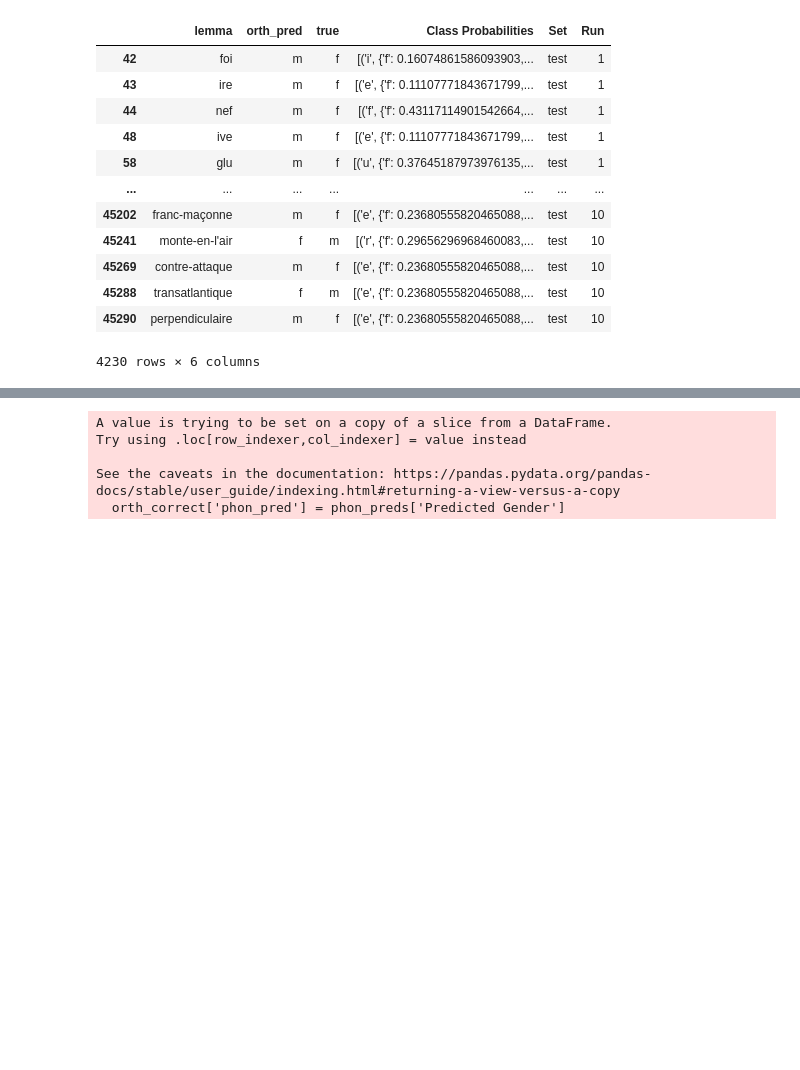
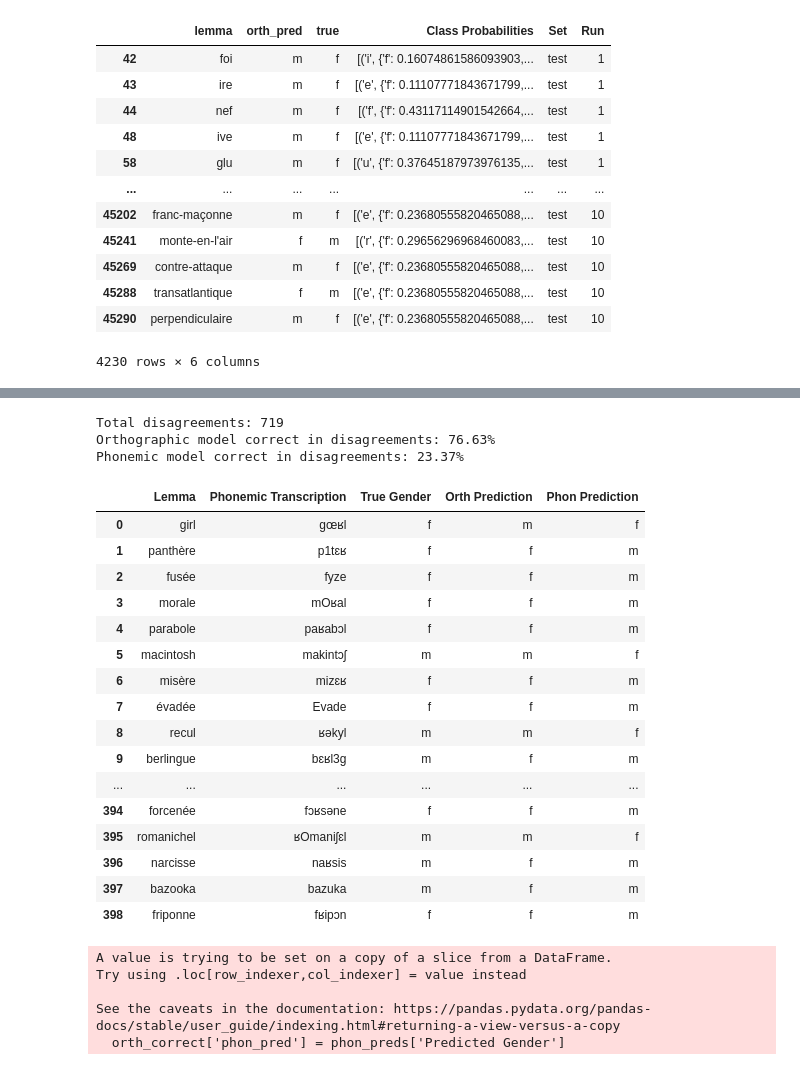
Before and after one commit to NazaninShafiabadi/gender_prediction, a Jupyter notebook: src/orth_phon_comparison.ipynb, the cells around one changed output, grey strips where cells are left out. Saved outputs shown, nothing was run; the diff lists cells and outputs as text; code cells hidden in the pictures; blank space fills up the shorter version.

Commit message:
agreement and disagreement

```diff
--- a/src/orth_phon_comparison.ipynb
+++ b/src/orth_phon_comparison.ipynb
@@ -721,0 +750,13 @@ orth_preds
+# %%
+disagreements = [
+    (lemma, phon_transcription_dict[lemma], true_gender_dict[lemma], orth_dict[lemma], phon_dict[lemma])
+    for lemma in common_lemmas
+    if orth_dict[lemma] != phon_dict[lemma]
+]
+
+disagreement_df = pd.DataFrame(disagreements, columns=['Lemma', 'Phonemic Transcription', 'True Gender', 'Orth Prediction', 'Phon Prediction'])
+print("\nSample of disagreements:")
+print(disagreement_df.head(20))
+
+# Save disagreements to CSV
+# disagreement_df.to_csv('model_disagreements.csv', index=False)
@@ -722 +781,51 @@ orth_preds
+# %%
+# Calculate percentages for disagreements
+orth_correct_disagreements = (disagreement_df['Orth Prediction'] == disagreement_df['True Gender']).sum()
+phon_correct_disagreements = (disagreement_df['Phon Prediction'] == disagreement_df['True Gender']).sum()
+
+orth_correct_percentage = (orth_correct_disagreements / len(disagreement_df)) * 100
+phon_correct_percentage = (phon_correct_disagreements / len(disagreement_df)) * 100
+
+print(f"Total disagreements: {len(disagreement_df)}")
+print(f"Orthographic model correct in disagreements: {orth_correct_percentage:.2f}%")
+print(f"Phonemic model correct in disagreements: {phon_correct_percentage:.2f}%")
+# %% [output]
+Total disagreements: 719
+Orthographic model correct in disagreements: 76.63%
+Phonemic model correct in disagreements: 23.37%
+# %%
+def color_cells(val, true_gender):
+    color = 'background-color: '
+    if val == true_gender:
+        return color + 'lightgreen'
+    else:
+        return color + 'lightcoral'
+
+styled_df = disagreement_df.style.apply(lambda row: [
+    '',  # Lemma
+    '',  # Phonemic Transcription
+    '',  # True Gender
+    color_cells(row['Orth Prediction'], row['True Gender']),
+    color_cells(row['Phon Prediction'], row['True Gender'])
+], axis=1)
+
+display(HTML(styled_df.to_html()))
+# %% [output]
+|  | Lemma | Phonemic Transcription | True Gender | Orth Prediction | Phon Prediction |
+| 0 | girl | gœʁl | f | m | f |
+| 1 | panthère | p1tɛʁ | f | f | m |
+| 2 | fusée | fyze | f | f | m |
+| 3 | morale | mOʁal | f | f | m |
+| 4 | parabole | paʁabɔl | f | f | m |
+| 5 | macintosh | makintɔʃ | m | m | f |
+| 6 | misère | mizɛʁ | f | f | m |
+| 7 | évadée | Evade | f | f | m |
+| 8 | recul | ʁəkyl | m | m | f |
+| 9 | berlingue | bɛʁl3g | m | f | m |
+| ... | ... | ... | ... | ... | ... |
+| 394 | forcenée | fɔʁsəne | f | f | m |
+| 395 | romanichel | ʁOmaniʃɛl | m | m | f |
+| 396 | narcisse | naʁsis | m | f | m |
+| 397 | bazooka | bazuka | m | f | m |
+| 398 | friponne | fʁipɔn | f | f | m |
 # %%
```
Also changed, not shown: parts of 6 cells of this notebook.
